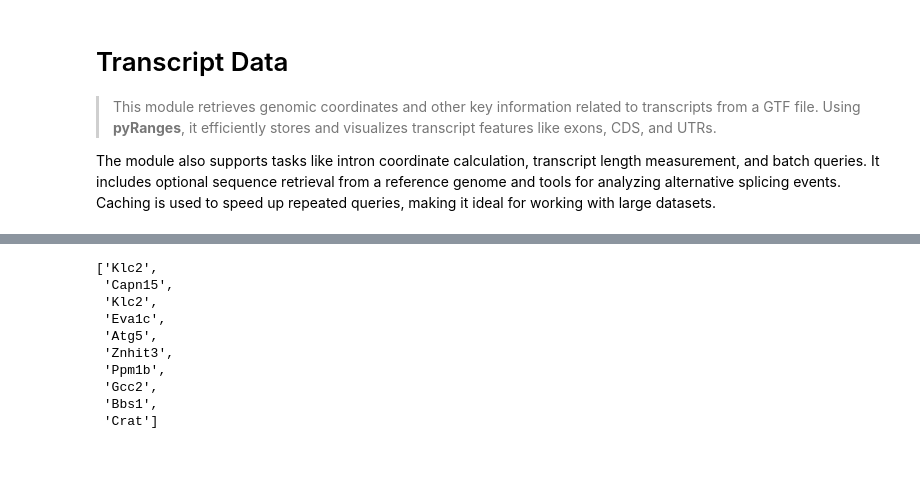
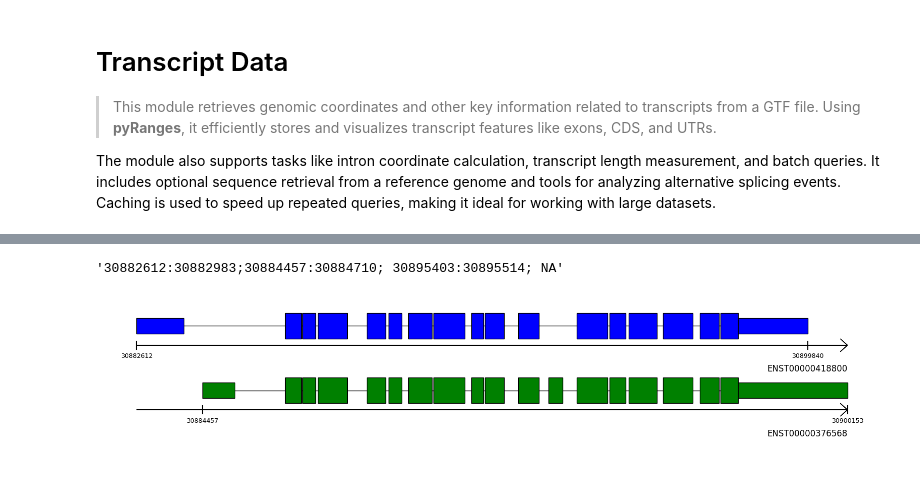
Before and after one commit to cobioda/allos, a Jupyter notebook: nbs/002_transcript_data.ipynb, the cells around one changed output, grey strips where cells are left out. Drawn from its saved outputs; the diff is of its cells as text; code cells hidden in the pictures.

```diff
--- a/nbs/002_transcript_data.ipynb
+++ b/nbs/002_transcript_data.ipynb
@@ -891,7 +1071,7 @@ fasta_url = "ftp://ftp.ensembl.org/pub/release-109/fasta/mus_musculus/dna/Mus_mu
 data_dir = Path("..") / "data"
 data_dir.mkdir(parents=True, exist_ok=True)
 
-gtf_file_local = data_dir / "Mus_musculus.GRCm39.109.gtf.gz"
+gtf_file_local = data_dir / "/data/analysis/refdata-gex-GRCh38-2020-A/genes/genes.gtf"
 fasta_file_local = data_dir / "Mus_musculus.GRCm39.dna.primary_assembly.fa.gz"
 
 # Download if not already present
@@ -991,13 +1098,0 @@ gene_names = td.get_gene_names_for_transcripts(transcript_ids=transcriptIds)
-# %%
-gene_names[:10]
-# %% [output]
-['Klc2',
- 'Capn15',
- 'Klc2',
- 'Eva1c',
- 'Atg5',
- 'Znhit3',
- 'Ppm1b',
- 'Gcc2',
- 'Bbs1',
- 'Crat']
@@ -1003,0 +1101,11 @@ gene_names[:10]
+# %%
+diffs['details'][0]
+# %% [output]
+'30882612:30882983;30884457:30884710; 30895403:30895514; NA'
+# %%
+from allos.transcript_plots import TranscriptPlots
+tp = TranscriptPlots(gtf_file=gtf_file_local)
+# %%
+tp.draw_transcripts_list(transcripts_ids=['ENST00000418800', 'ENST00000376568'],  draw_cds=True, intron_scaling = 10)
+# %% [output]
+[figure, added]
```
Also changed, not shown: parts of 19 cells of this notebook, 7 other files.
